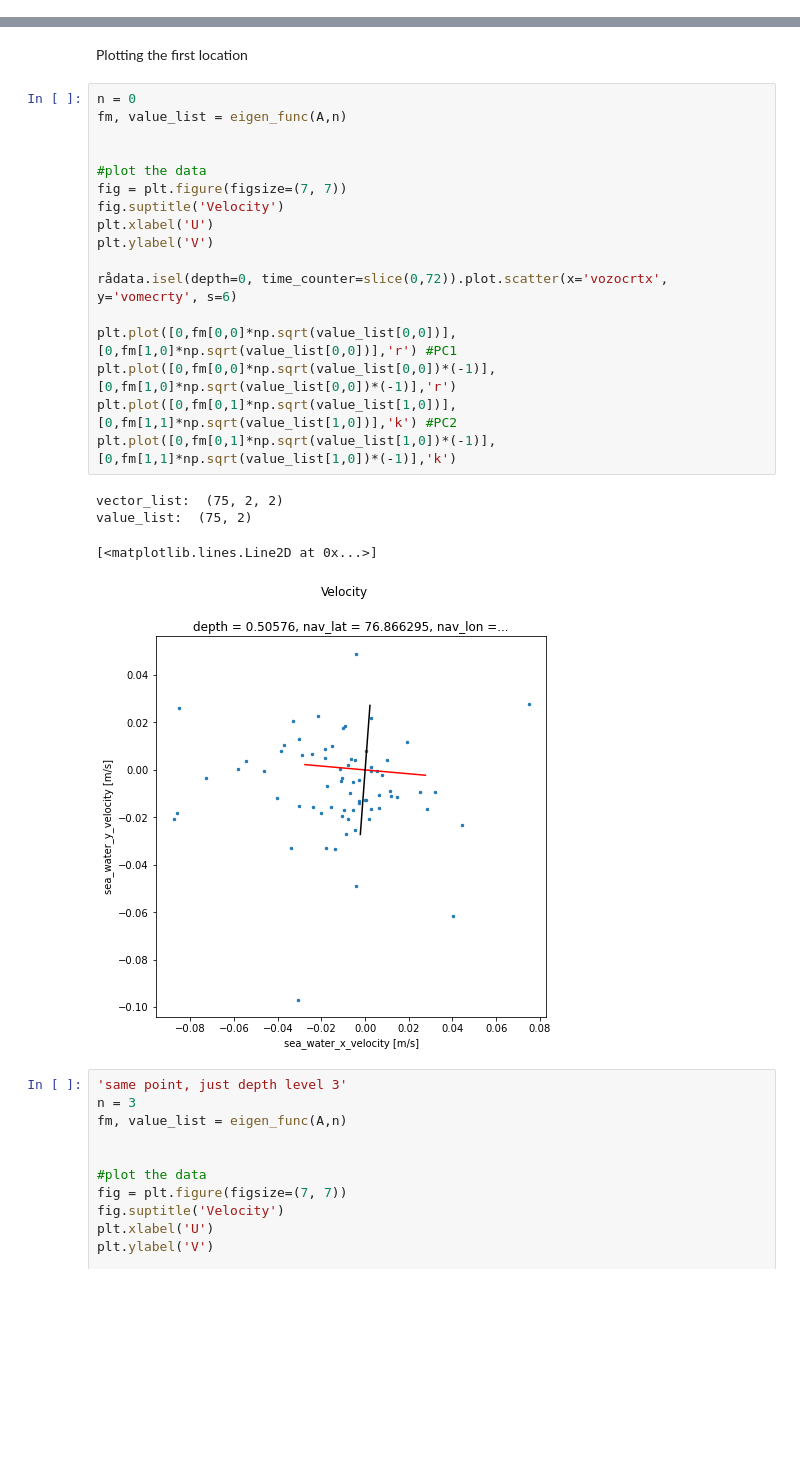
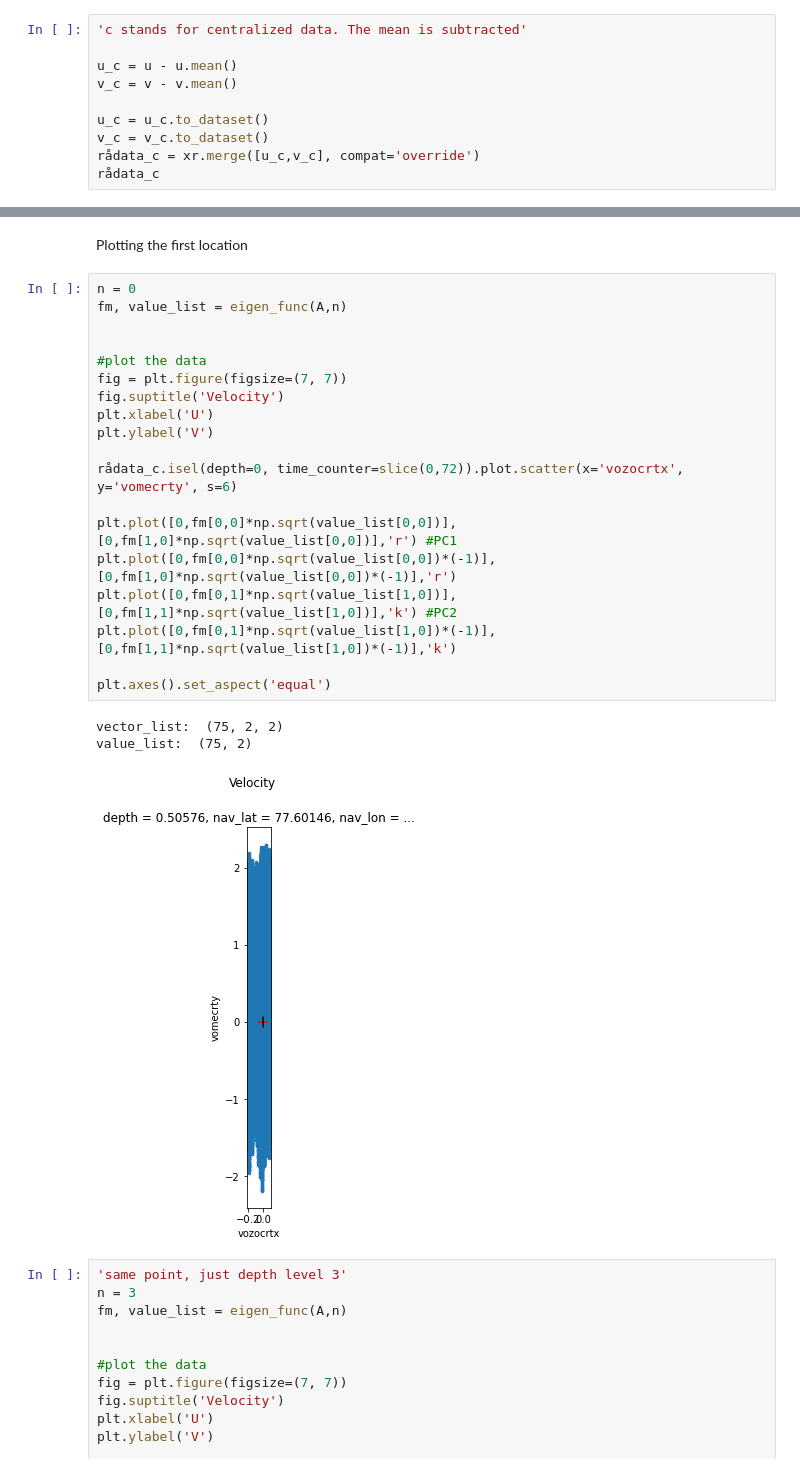
Before and after one commit to kaje2301/Master_2022, a Jupyter notebook: test_PC_mal.ipynb, the cells around one changed output, grey strips where cells are left out. Saved outputs shown, nothing was run; the diff lists cells and outputs as text; blank space fills up the shorter version.

Commit message:
funnet manglende u data

```diff
--- a/test_PC_mal.ipynb
+++ b/test_PC_mal.ipynb
@@ -178,0 +174,10 @@ rådataThe original data:
+# %%
+'c stands for centralized data. The mean is subtracted'
+
+u_c = u - u.mean()
+v_c = v - v.mean()
+
+u_c = u_c.to_dataset()
+v_c = v_c.to_dataset()
+rådata_c = xr.merge([u_c,v_c], compat='override')
+rådata_c
@@ -328,25 +388,26 @@ Plotting the first location
 # %%
 n = 0
 fm, value_list = eigen_func(A,n)
 
 
 #plot the data
 fig = plt.figure(figsize=(7, 7))
 fig.suptitle('Velocity')
 plt.xlabel('U')
 plt.ylabel('V')
 
-rådata.isel(depth=0, time_counter=slice(0,72)).plot.scatter(x='vozocrtx', y='vomecrty', s=6)
+rådata_c.isel(depth=0, time_counter=slice(0,72)).plot.scatter(x='vozocrtx', y='vomecrty', s=6)
 
 plt.plot([0,fm[0,0]*np.sqrt(value_list[0,0])],[0,fm[1,0]*np.sqrt(value_list[0,0])],'r') #PC1
 plt.plot([0,fm[0,0]*np.sqrt(value_list[0,0])*(-1)],[0,fm[1,0]*np.sqrt(value_list[0,0])*(-1)],'r')
 plt.plot([0,fm[0,1]*np.sqrt(value_list[1,0])],[0,fm[1,1]*np.sqrt(value_list[1,0])],'k') #PC2
 plt.plot([0,fm[0,1]*np.sqrt(value_list[1,0])*(-1)],[0,fm[1,1]*np.sqrt(value_list[1,0])*(-1)],'k')
+
+plt.axes().set_aspect('equal')
 # %% [output]
 vector_list:  (75, 2, 2)
 value_list:  (75, 2)
-[<matplotlib.lines.Line2D at 0x...>]
-[figure, old version]
+[figure, new version]
 # %%
 'same point, just depth level 3'
 n = 3
```
Also changed, not shown: parts of 7 cells of this notebook, 5 other files.
